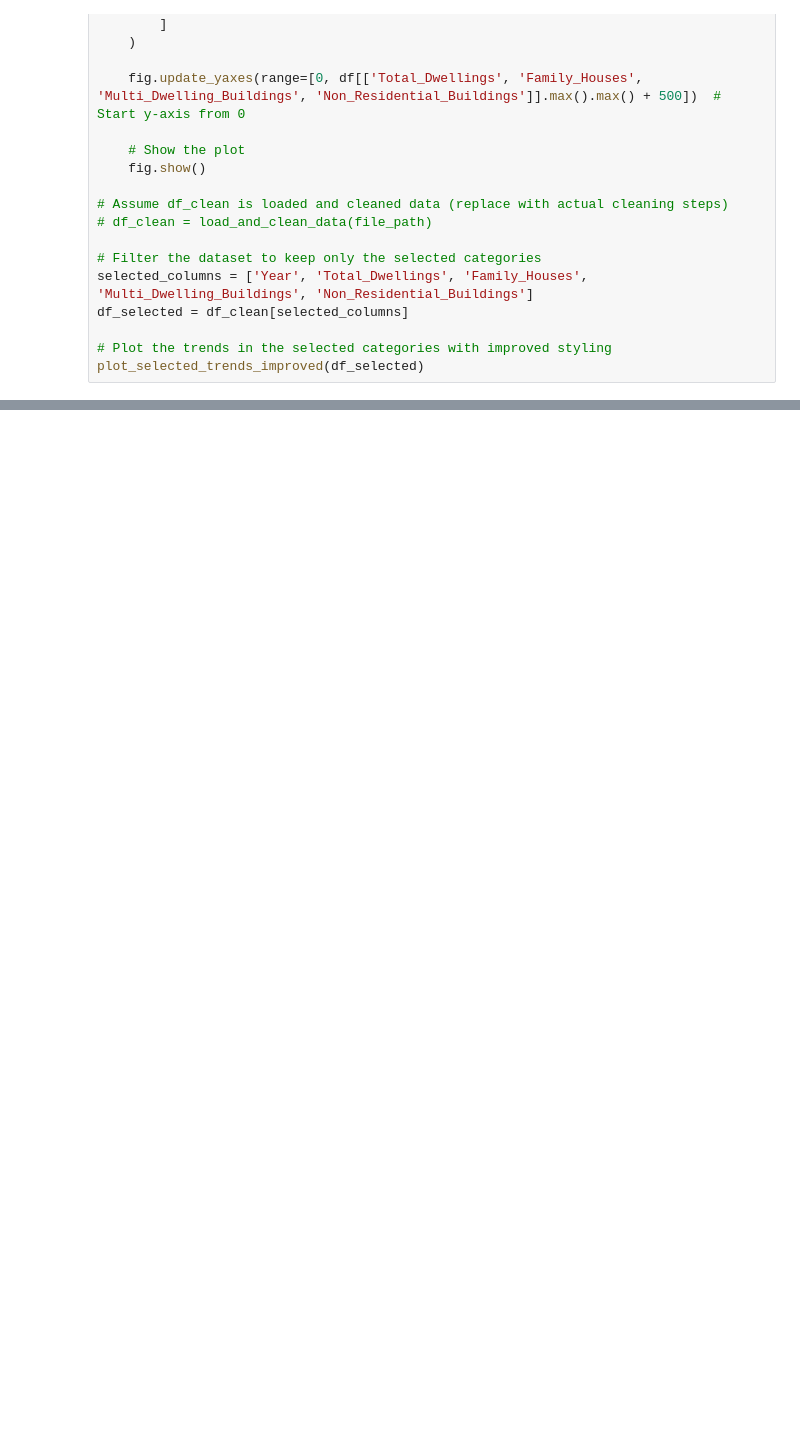
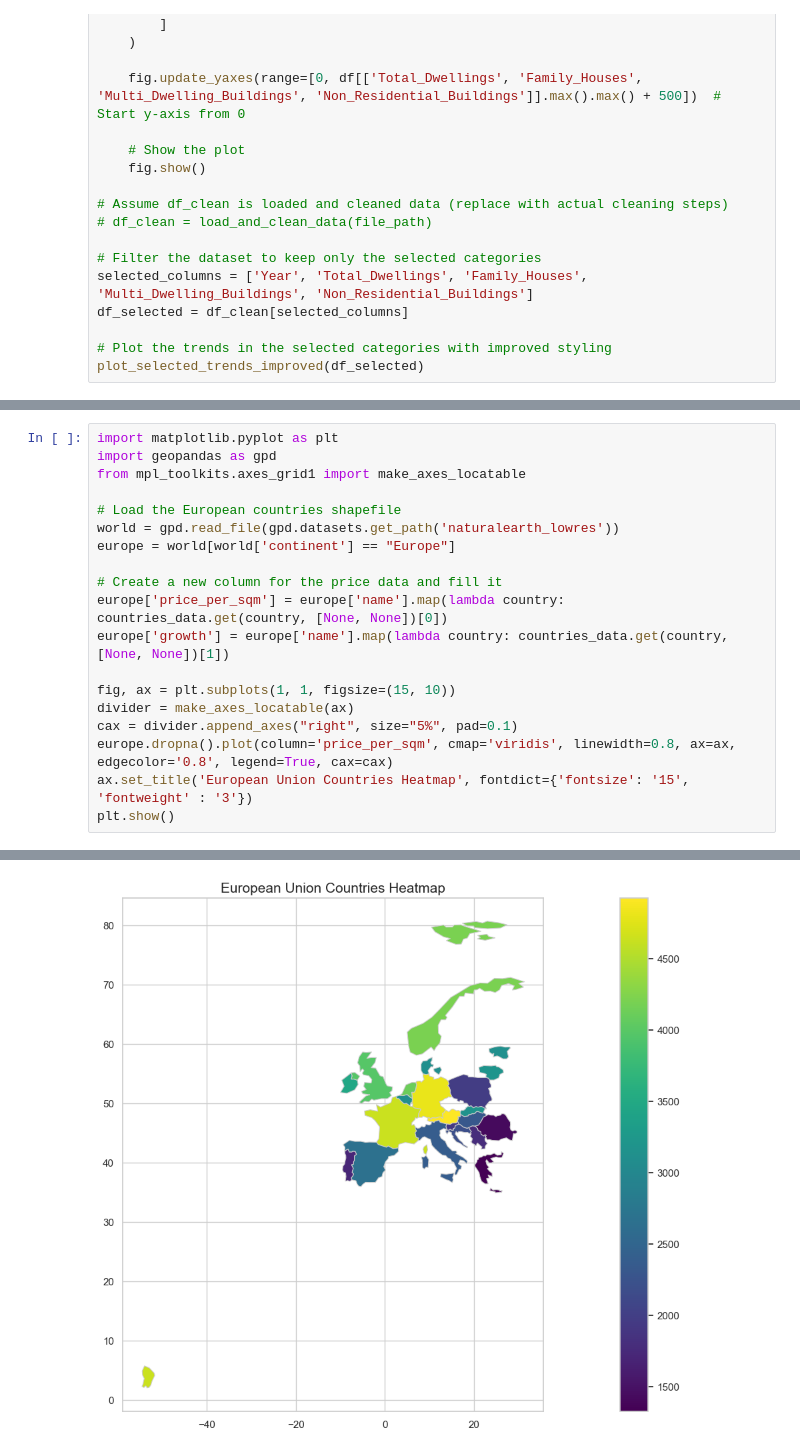
Before and after one commit to Alexey3250/CZ_Real_Estate_Analysis, a Jupyter notebook: analysis.ipynb, the cells around one changed output, grey strips where cells are left out. Drawn from its saved outputs; the diff is of its cells as text; blank space fills up the shorter version.

```diff
--- a/analysis.ipynb
+++ b/analysis.ipynb
@@ -451,0 +483,20 @@ plot_selected_trends_improved(df_selected)
+# %%
+import matplotlib.pyplot as plt
+import geopandas as gpd
+from mpl_toolkits.axes_grid1 import make_axes_locatable
+
+# Load the European countries shapefile
+world = gpd.read_file(gpd.datasets.get_path('naturalearth_lowres'))
+europe = world[world['continent'] == "Europe"]
+
+# Create a new column for the price data and fill it
+europe['price_per_sqm'] = europe['name'].map(lambda country: countries_data.get(country, [None, None])[0])
+europe['growth'] = europe['name'].map(lambda country: countries_data.get(country, [None, None])[1])
+
+fig, ax = plt.subplots(1, 1, figsize=(15, 10))
+divider = make_axes_locatable(ax)
+cax = divider.append_axes("right", size="5%", pad=0.1)
+europe.dropna().plot(column='price_per_sqm', cmap='viridis', linewidth=0.8, ax=ax, edgecolor='0.8', legend=True, cax=cax)
+ax.set_title('European Union Countries Heatmap', fontdict={'fontsize': '15', 'fontweight' : '3'})
+plt.show()
+# %% [output]
@@ -451,0 +521 @@ plot_selected_trends_improved(df_selected)
+[figure, added]
```
Also changed, not shown: parts of 4 cells of this notebook, 1 other file.
